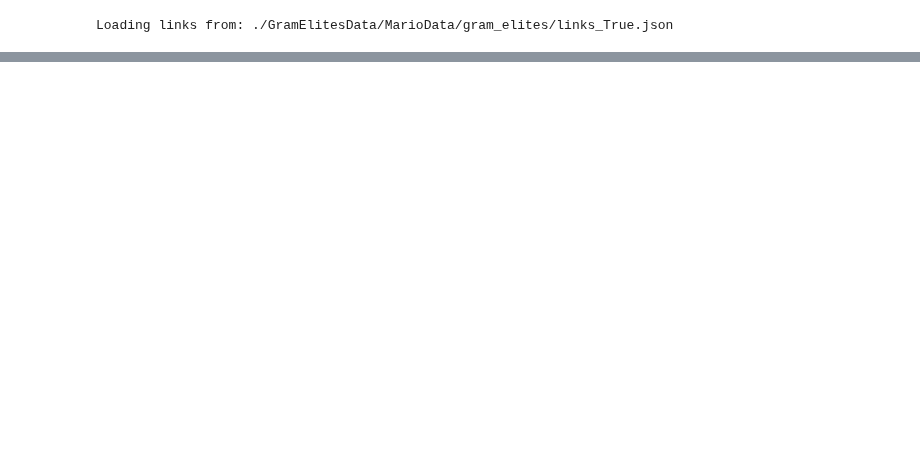
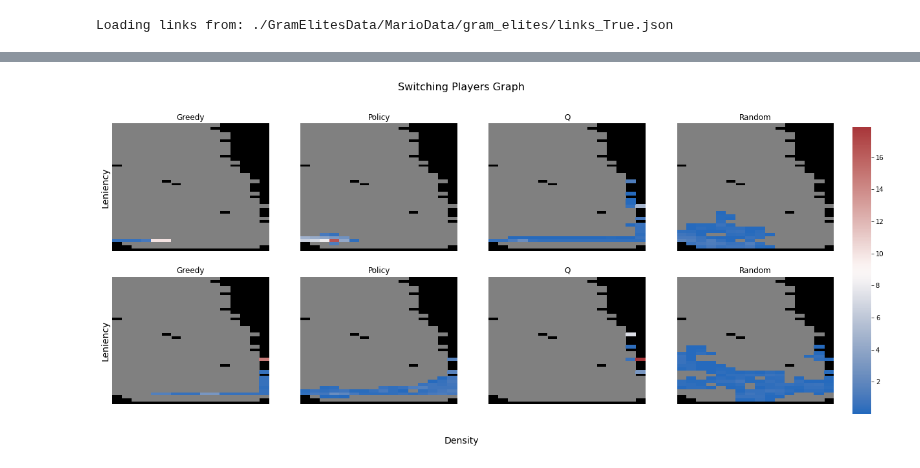
Before and after one commit to crowdgames/mdp-level-assembly, a Jupyter notebook: Analysis.ipynb, the cells around one changed output, grey strips where cells are left out. Cells and saved outputs as stored; diff of their text form; code cells hidden in the pictures; blank space fills up the shorter version.

```diff
--- a/Analysis.ipynb
+++ b/Analysis.ipynb
@@ -270,0 +409,4 @@ TODO: get a print out of level or two
+# %%
+switch_heatmap(df, graph, config.MAX_BC, None, 'BOTH', info)
+# %% [output]
+[figure, added]
```
Also changed, not shown: parts of 23 cells of this notebook, 5 other files.
